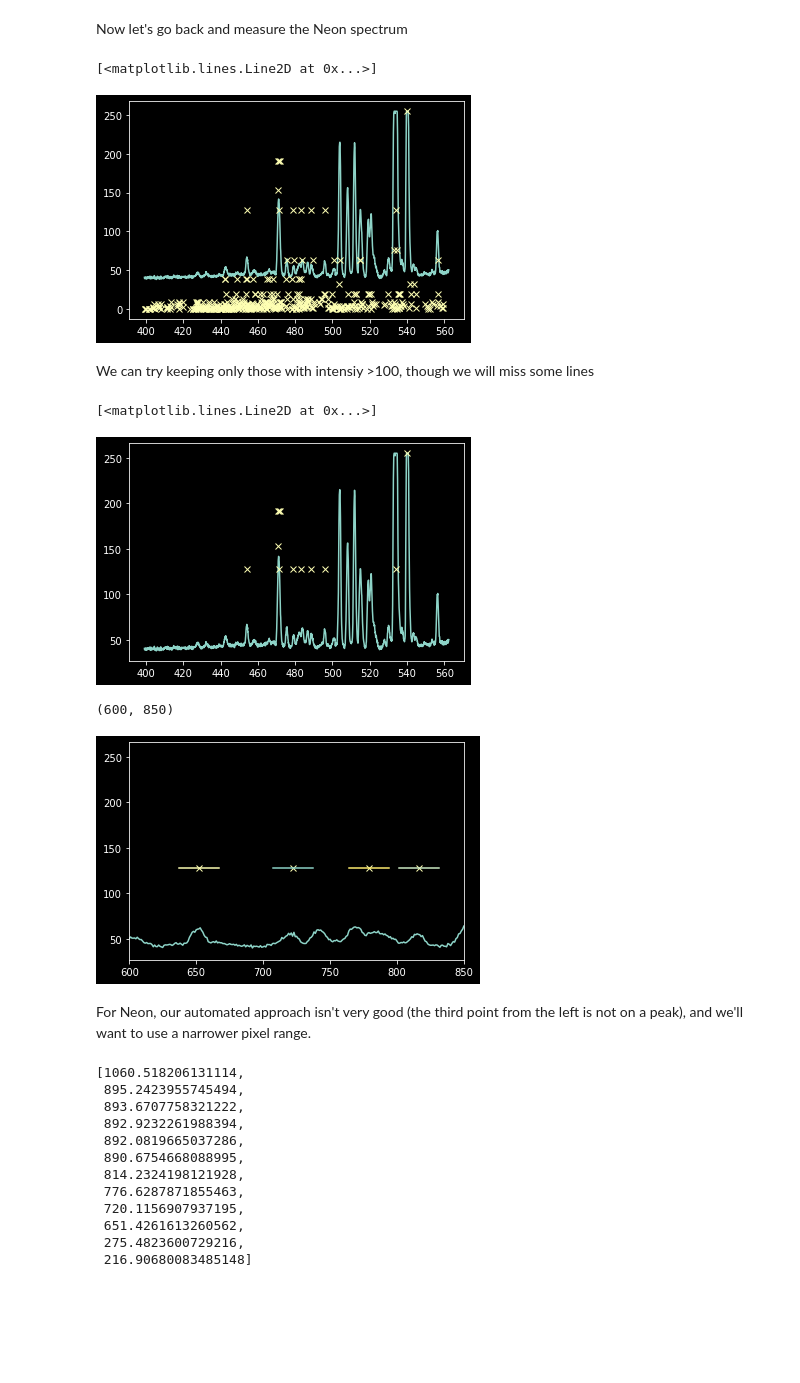
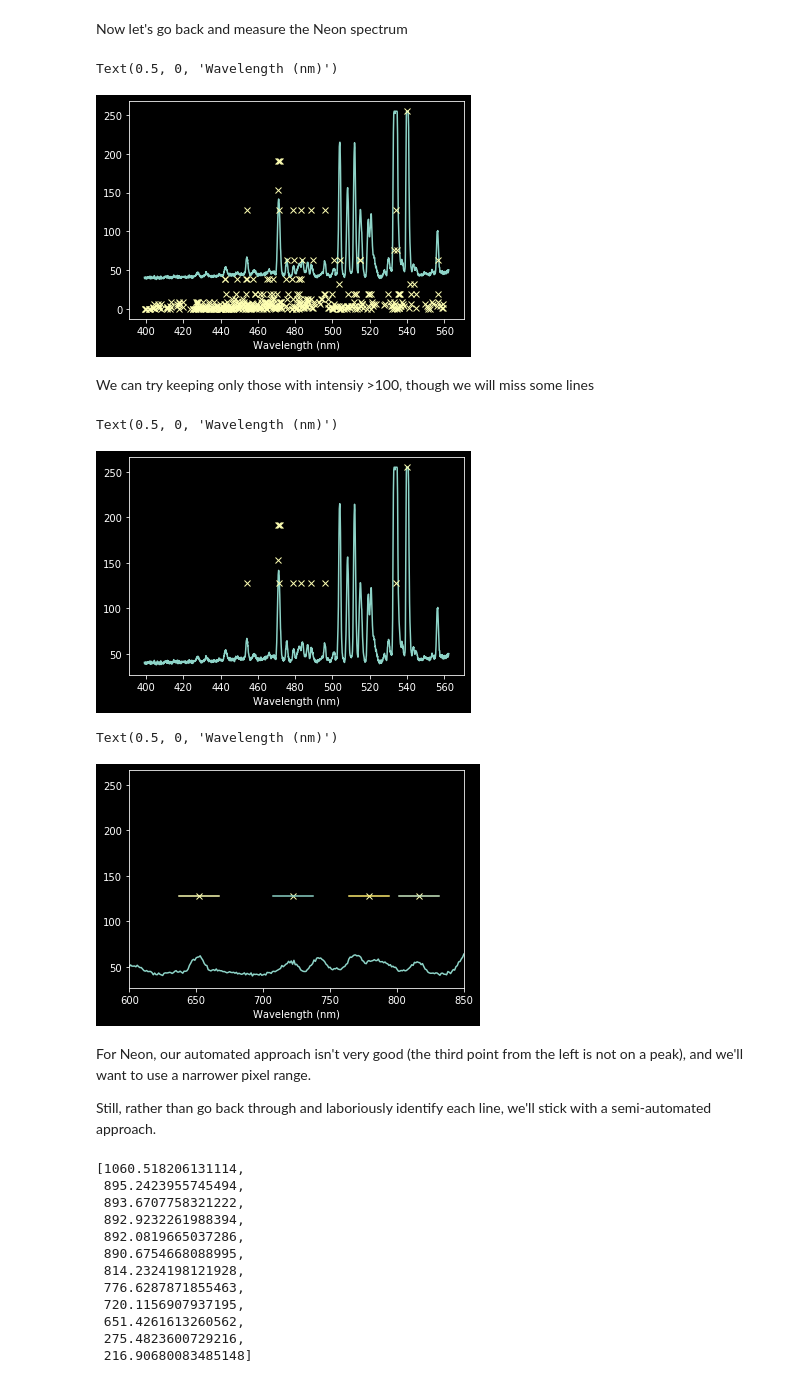
Before and after one commit to keflavich/AST4723-Public-Materials, a Jupyter notebook: spectroscopy/Wavelength Calibration.ipynb, the cells around one changed output. Saved outputs shown, nothing was run; the diff lists cells and outputs as text; code cells hidden in the pictures; blank space fills up the shorter version.

```diff
--- a/spectroscopy/Wavelength Calibration.ipynb
+++ b/spectroscopy/Wavelength Calibration.ipynb
@@ -155,9 +159,3 @@ from astropy.modeling.fitting import LinearLSQFitter
 linfitter = LinearLSQFitter()
 # %% [markdown]
 We use a `Linear1D` model because we will want to use its inverse later
-# %%
-from astropy.modeling.models import Linear1D
-wlmodel = Linear1D()
-linfit_wlmodel = linfitter(model=wlmodel, x=improved_xval_guesses, y=guessed_wavelengths)
-wavelengths = linfit_wlmodel(xaxis) * u.nm
-linfit_wlmodel
@@ -189,9 +188,15 @@ minwave = wavelengths.min()
 maxwave = wavelengths.max()
 # then we search for atomic lines
 # We are only interested in neutral lines, assuming the lamps are not hot enough to ionize the atoms
-mercury_lines = Nist.query(minwav=minwave, maxwav=maxwave, linename='Hg I')
-krypton_lines = Nist.query(minwav=minwave, maxwav=maxwave, linename='Kr I')
-neon_lines = Nist.query(minwav=minwave, maxwav=maxwave, linename='Ne I')
+mercury_lines = Nist.query(minwav=minwave,
+                           maxwav=maxwave,
+                           linename='Hg I')
+krypton_lines = Nist.query(minwav=minwave,
+                           maxwav=maxwave,
+                           linename='Kr I')
+neon_lines = Nist.query(minwav=minwave,
+                        maxwav=maxwave,
+                        linename='Ne I')
 # %% [markdown]
 We can first look at what NIST reports for the mercury spectrum we already fit:
 
@@ -367,17 +394,19 @@ Now let's go back and measure the Neon spectrum
 # %%
 ne_rel_intens = ne_rel_tbl / ne_rel_tbl.max() * ne_spectrum.max()
 pl.plot(wavelengths, ne_spectrum)
 pl.plot(ne_wl_tbl, ne_rel_intens, 'x')
+pl.xlabel('Wavelength (nm)')
 # %% [output]
-[<matplotlib.lines.Line2D at 0x...>]
+Text(0.5, 0, 'Wavelength (nm)')
-[figure, old version]
+[figure, new version]
 # %% [markdown]
 We can try keeping only those with intensiy >100, though we will miss some lines
 # %%
 ne_keep_final = ne_rel_intens > 100
 pl.plot(wavelengths, ne_spectrum)
 pl.plot(ne_wl_tbl[ne_keep_final], ne_rel_intens[ne_keep_final], 'x')
+pl.xlabel('Wavelength (nm)')
 # %% [output]
-[<matplotlib.lines.Line2D at 0x...>]
+Text(0.5, 0, 'Wavelength (nm)')
-[figure, old version]
+[figure, new version]
 # %%
@@ -384,14 +414,18 @@ pl.plot(ne_wl_tbl[ne_keep_final], ne_rel_intens[ne_keep_final], 'x')
 ne_wl_final = ne_wl_tbl[ne_keep_final]
 ne_pixel_vals = linfit_wlmodel.inverse(ne_wl_final)
 # %%
+# check for overlaps again (in the densest part of the spectrum)
 pl.plot(xaxis, ne_spectrum)
 pl.plot(ne_pixel_vals, ne_rel_intens[ne_keep_final], 'x')
 for xx, yy in zip(ne_pixel_vals, ne_rel_intens[ne_keep_final]):
     pl.plot([xx-15,xx+15], [yy,yy], )
 pl.xlim(600,850)
+pl.xlabel('Wavelength (nm)')
 # %% [output]
-(600, 850)
+Text(0.5, 0, 'Wavelength (nm)')
-[figure, old version]
+[figure, new version]
 # %% [markdown]
 For Neon, our automated approach isn't very good (the third point from the left is not on a peak), and we'll want to use a narrower pixel range.
+
+Still, rather than go back through and laboriously identify each line, we'll stick with a semi-automated approach.
 # %%
```
Also changed, not shown: parts of 50 cells of this notebook.
